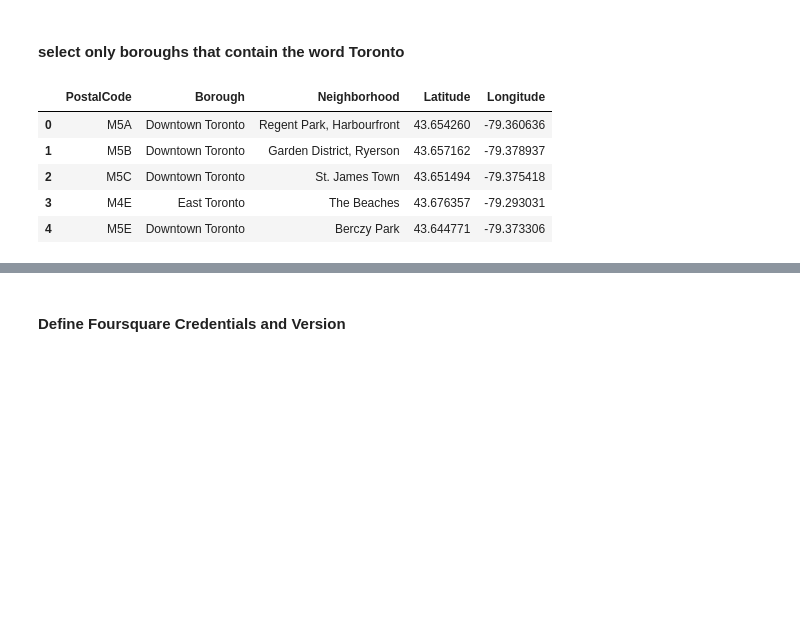
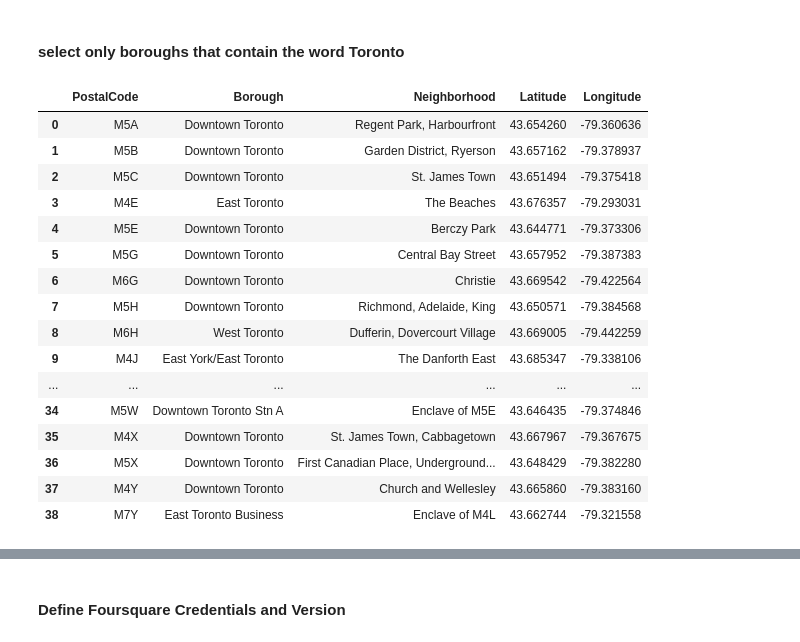
Before and after one commit to huanshi31/ibm_data_science_certificate, a Jupyter notebook: week3_submission.ipynb, the cells around one changed output, grey strips where cells are left out. Saved outputs shown, nothing was run; the diff lists cells and outputs as text; code cells hidden in the pictures; blank space fills up the shorter version.

```diff
--- a/week3_submission.ipynb
+++ b/week3_submission.ipynb
@@ -11,0 +1,29 @@ from pandas.io.json import json_normalize # tranform JSON file into a pandas dat
+# %%
+import numpy as np # library to handle data in a vectorized manner
+
+import pandas as pd # library for data analsysis
+pd.set_option('display.max_columns', None)
+pd.set_option('display.max_rows', None)
+
+import json # library to handle JSON files
+
+#!conda install -c conda-forge bs4 --yes
+from bs4 import BeautifulSoup
+
+#!conda install -c conda-forge geopy --yes # uncomment this line if you haven't completed the Foursquare API lab
+from geopy.geocoders import Nominatim # convert an address into latitude and longitude values
+
+import requests # library to handle requests
+from pandas.io.json import json_normalize # tranform JSON file into a pandas dataframe
+
+# Matplotlib and associated plotting modules
+import matplotlib.cm as cm
+import matplotlib.colors as colors
+
+# import k-means from clustering stage
+from sklearn.cluster import KMeans
+
+#!conda install -c conda-forge folium=0.5.0 --yes # uncomment this line if you haven't completed the Foursquare API lab
+import folium # map rendering library
+
+print('Libraries imported.')
@@ -100,14 +124,25 @@ The geograpical coordinate of Toronto are 43.6534817, -79.3839347.
  #### select only boroughs that contain the word Toronto
 # %%
 toronto_data = neighborhoods[neighborhoods.Borough.str.contains('Toronto')].reset_index(drop=True)
-toronto_data.head()
+toronto_data
 # %% [output]
 |  | PostalCode | Borough | Neighborhood | Latitude | Longitude |
 | 0 | M5A | Downtown Toronto | Regent Park, Harbourfront | 43.654260 | -79.360636 |
 | 1 | M5B | Downtown Toronto | Garden District, Ryerson | 43.657162 | -79.378937 |
 | 2 | M5C | Downtown Toronto | St. James Town | 43.651494 | -79.375418 |
 | 3 | M4E | East Toronto | The Beaches | 43.676357 | -79.293031 |
 | 4 | M5E | Downtown Toronto | Berczy Park | 43.644771 | -79.373306 |
+| 5 | M5G | Downtown Toronto | Central Bay Street | 43.657952 | -79.387383 |
+| 6 | M6G | Downtown Toronto | Christie | 43.669542 | -79.422564 |
+| 7 | M5H | Downtown Toronto | Richmond, Adelaide, King | 43.650571 | -79.384568 |
+| 8 | M6H | West Toronto | Dufferin, Dovercourt Village | 43.669005 | -79.442259 |
+| 9 | M4J | East York/East Toronto | The Danforth East | 43.685347 | -79.338106 |
+| ... | ... | ... | ... | ... | ... |
+| 34 | M5W | Downtown Toronto Stn A | Enclave of M5E | 43.646435 | -79.374846 |
+| 35 | M4X | Downtown Toronto | St. James Town, Cabbagetown | 43.667967 | -79.367675 |
+| 36 | M5X | Downtown Toronto | First Canadian Place, Underground... | 43.648429 | -79.382280 |
+| 37 | M4Y | Downtown Toronto | Church and Wellesley | 43.665860 | -79.383160 |
+| 38 | M7Y | East Toronto Business | Enclave of M4L | 43.662744 | -79.321558 |
 # %%
 # create map of New York using latitude and longitude values
 map_toronto = folium.Map(location=[latitude, longitude], zoom_start=11)
```
Also changed, not shown: parts of 40 cells of this notebook.
